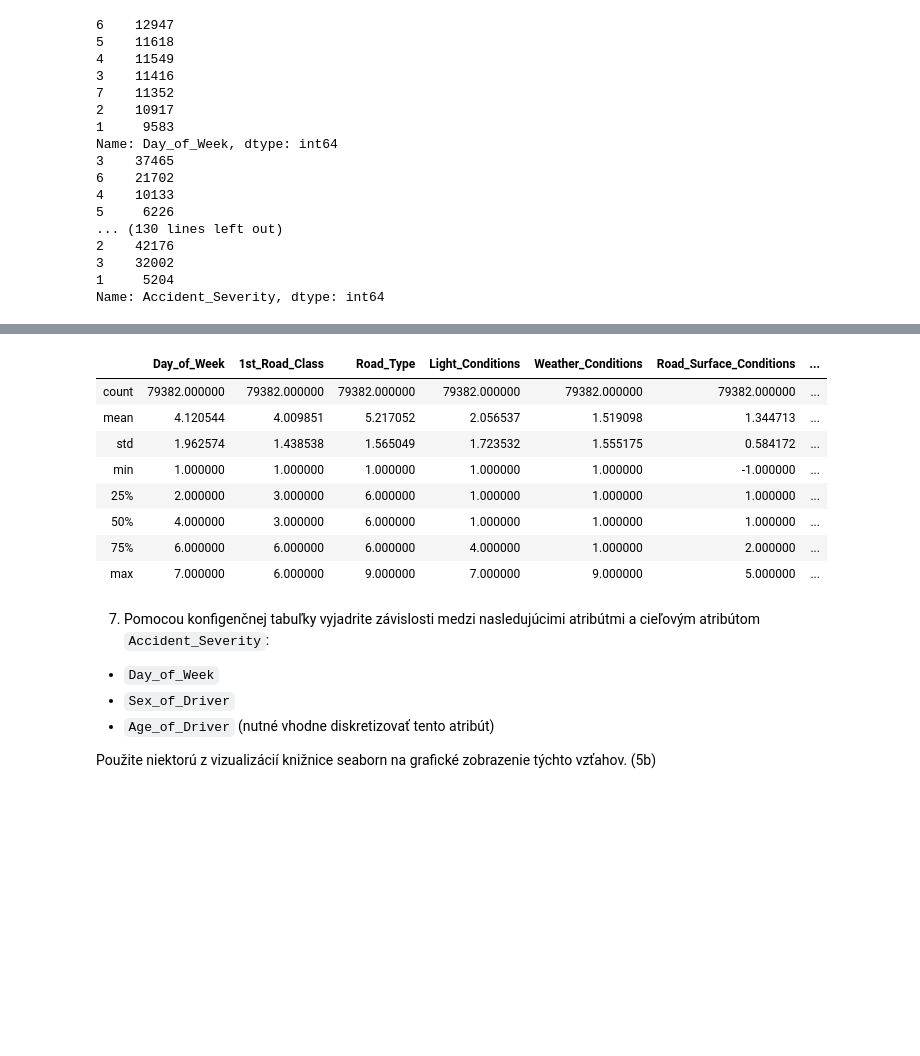
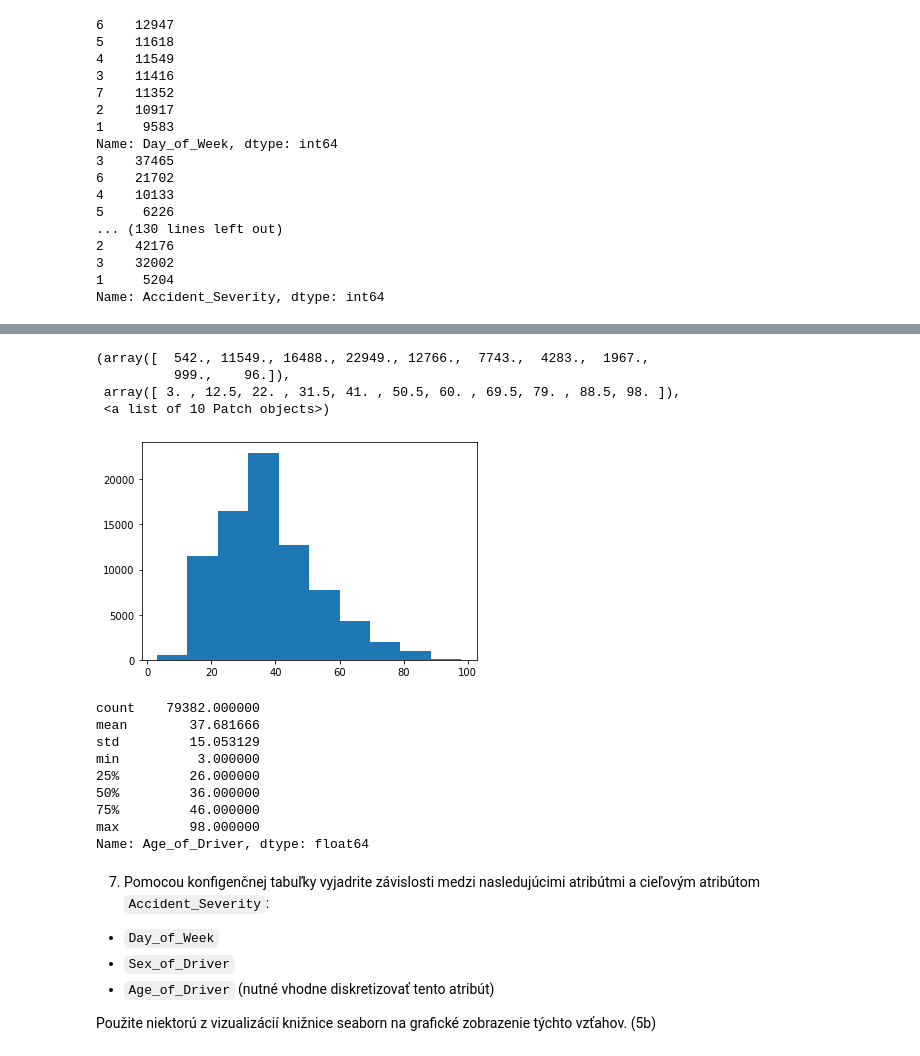
Before and after one commit to DanaPalova/mojewda, a Jupyter notebook: zadanie/zadanie.ipynb, the cells around one changed output, grey strips where cells are left out. Saved outputs shown, nothing was run; the diff lists cells and outputs as text; code cells hidden in the pictures; blank space fills up the shorter version.

```diff
--- a/zadanie/zadanie.ipynb
+++ b/zadanie/zadanie.ipynb
@@ -235,15 +349,25 @@ dtype: int64
+# %%
+plt.hist(Accidents_FA['Age_of_Driver']) # len porovnanie, ci sa to zmenilo oproti oproti...zmenilo sa,
+# posunul sa histogram smerom k danej hodnote, ktoru som nahradzala (podla mna sa skreslia data, ale zasa toto
+# by bolo na debatu, ci som nemala radsej riadky v danom atrinute dat uplne prec)
+# %% [output]
+(array([  542., 11549., 16488., 22949., 12766.,  7743.,  4283.,  1967.,
+          999.,    96.]),
+ array([ 3. , 12.5, 22. , 31.5, 41. , 50.5, 60. , 69.5, 79. , 88.5, 98. ]),
+ <a list of 10 Patch objects>)
+[figure, added]
 # %%
-Accidents_FA.describe()
+Accidents_FA['Age_of_Driver'].describe()
 # %% [output]
-|  | Day_of_Week | 1st_Road_Class | Road_Type | Light_Conditions | Weather_Conditions | Road_Surface_Conditions | ... |
-| count | 79382.000000 | 79382.000000 | 79382.000000 | 79382.000000 | 79382.000000 | 79382.000000 | ... |
-| mean | 4.120544 | 4.009851 | 5.217052 | 2.056537 | 1.519098 | 1.344713 | ... |
-| std | 1.962574 | 1.438538 | 1.565049 | 1.723532 | 1.555175 | 0.584172 | ... |
-| min | 1.000000 | 1.000000 | 1.000000 | 1.000000 | 1.000000 | -1.000000 | ... |
-| 25% | 2.000000 | 3.000000 | 6.000000 | 1.000000 | 1.000000 | 1.000000 | ... |
-| 50% | 4.000000 | 3.000000 | 6.000000 | 1.000000 | 1.000000 | 1.000000 | ... |
-| 75% | 6.000000 | 6.000000 | 6.000000 | 4.000000 | 1.000000 | 2.000000 | ... |
-| max | 7.000000 | 6.000000 | 9.000000 | 7.000000 | 9.000000 | 5.000000 | ... |
+count    79382.000000
+mean        37.681666
+std         15.053129
+min          3.000000
+25%         26.000000
+50%         36.000000
+75%         46.000000
+max         98.000000
+Name: Age_of_Driver, dtype: float64
 # %% [markdown]
 7. Pomocou konfigenčnej tabuľky vyjadrite závislosti medzi nasledujúcimi atribútmi a cieľovým atribútom `Accident_Severity`:
 * `Day_of_Week`
```
Also changed, not shown: parts of 47 cells of this notebook.
